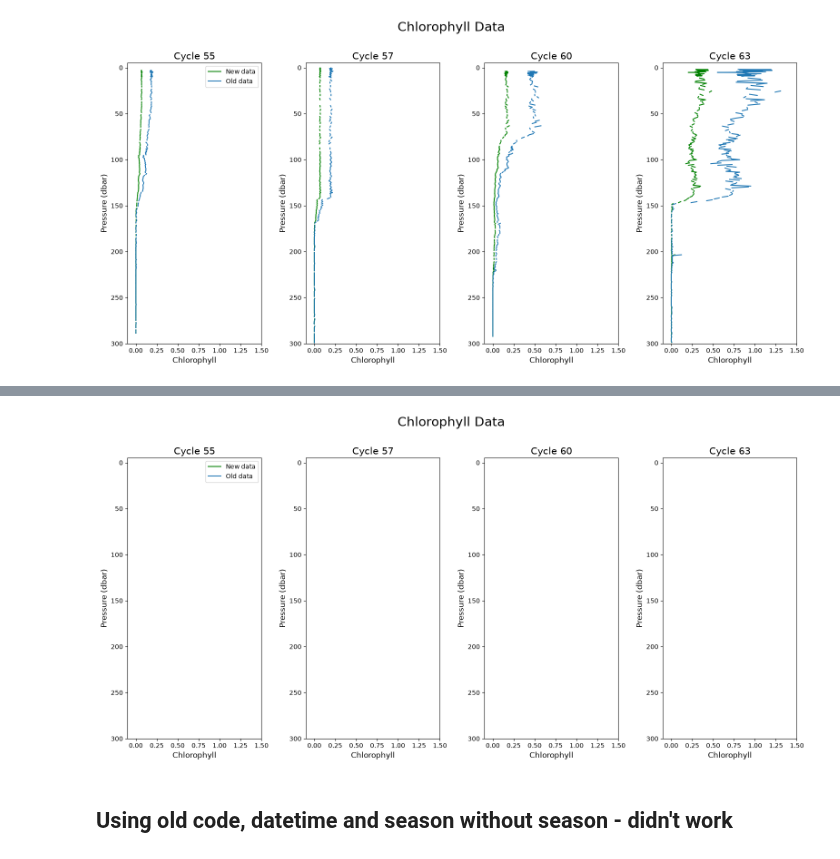
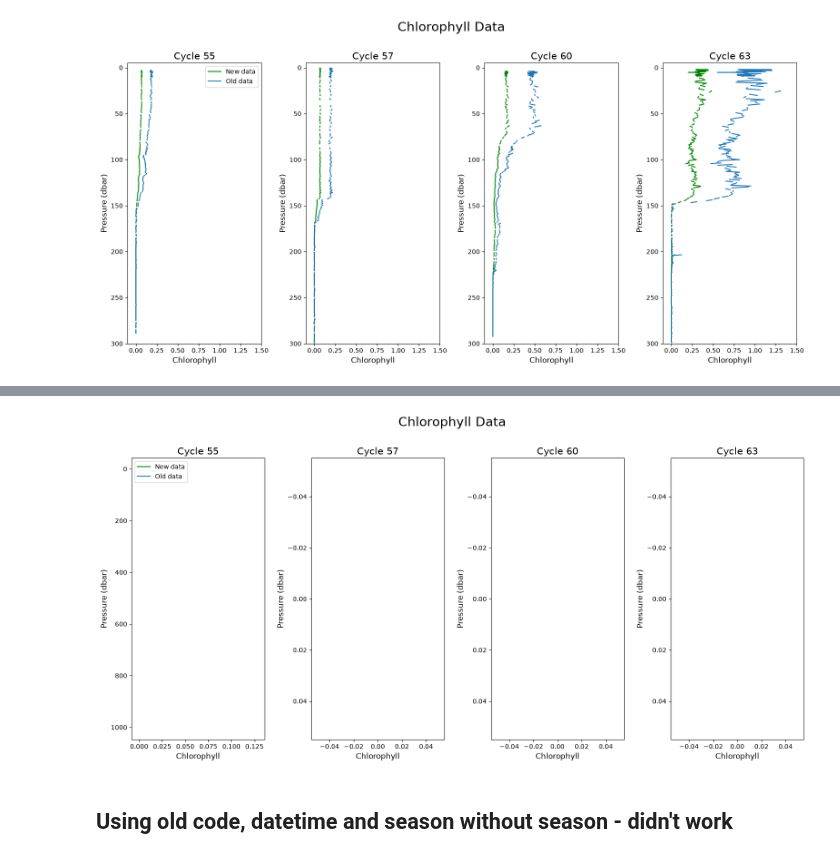
Before and after one commit to Lilah-Asalie/IBIS_Project, a Jupyter notebook: New_CHLA_update.ipynb, the cells around one changed output, grey strips where cells are left out. Cells and saved outputs as stored; diff of their text form; code cells hidden in the pictures.

```diff
--- a/New_CHLA_update.ipynb
+++ b/New_CHLA_update.ipynb
@@ -228,6 +216,6 @@ plt.tight_layout(pad=2)
 # %%
-comp_new = df_new.loc[df_new['WMOID'] == 5906581]
-comp_old = df_old.loc[df_old['WMOID'] == 5906581]
+comp_new = df_new.loc[df_new['WMOID'] == 5901645]
+comp_old = df_old.loc[df_old['WMOID'] == 5901645]
 # comp_new
 # comp_old
 # %%
@@ -308,12 +259,12 @@ Name: CHLA_ADJUSTED, Length: 657, dtype: float64
 # %%
-new1 = comp_new.loc[comp_new['CYCLE_NUMBER'] == 4]
-old1 = comp_old.loc[comp_old['CYCLE_NUMBER'] == 4]
+new1 = comp_new.loc[comp_new['CYCLE_NUMBER'] == 1]
+old1 = comp_old.loc[comp_old['CYCLE_NUMBER'] == 1]
 
-new2 = comp_new.loc[comp_new['CYCLE_NUMBER'] == 12]
-old2 = comp_old.loc[comp_old['CYCLE_NUMBER'] == 12]
+new2 = comp_new.loc[comp_new['CYCLE_NUMBER'] == 20]
+old2 = comp_old.loc[comp_old['CYCLE_NUMBER'] == 20]
 
-new3 = comp_new.loc[comp_new['CYCLE_NUMBER'] == 33]
-old3 = comp_old.loc[comp_old['CYCLE_NUMBER'] == 33]
+new3 = comp_new.loc[comp_new['CYCLE_NUMBER'] == 86]
+old3 = comp_old.loc[comp_old['CYCLE_NUMBER'] == 86]
 
 new4 = comp_new.loc[comp_new['CYCLE_NUMBER'] == 42]
 old4 = comp_old.loc[comp_old['CYCLE_NUMBER'] == 42]
@@ -323,47 +274,47 @@ ax = fig.add_subplot(141)
 ax.plot(new1['CHLA_ADJUSTED'], new1['PRES_ADJUSTED'], c ='g', label ='New data')
 ax.plot(old1['CHLA_ADJUSTED'], old1['PRES_ADJUSTED'], label='Old data')
 ax.invert_yaxis()
-ax.set_xlim(-0.1, 1.5)
-ax.set_ylim(300, -5)
+# ax.set_xlim(-0.1, 1.5)
+# ax.set_ylim(300, -5)
 ax.set_xlabel('Chlorophyll', fontsize =12)
 ax.set_ylabel('Pressure (dbar)', fontsize =12)
 ax.set_title('Cycle 55',  fontsize =15)
 ax.legend()
 
 ax = fig.add_subplot(142)
 ax.plot(new2['CHLA_ADJUSTED'], new2['PRES_ADJUSTED'], c ='g', label ='New data')
 ax.plot(old2['CHLA_ADJUSTED'], old2['PRES_ADJUSTED'], label='Old data')
 ax.invert_yaxis()
-ax.set_xlim(-0.1, 1.5)
-ax.set_ylim(300, -5)
+# ax.set_xlim(-0.1, 1.5)
+# ax.set_ylim(300, -5)
 ax.set_xlabel('Chlorophyll', fontsize =12)
 ax.set_ylabel('Pressure (dbar)', fontsize =12)
 ax.set_title('Cycle 57',  fontsize =15)
 
 ax = fig.add_subplot(143)
 ax.plot(new3['CHLA_ADJUSTED'], new3['PRES_ADJUSTED'], c ='g', label ='New data')
 ax.plot(old3['CHLA_ADJUSTED'], old3['PRES_ADJUSTED'], label='Old data')
 ax.invert_yaxis()
-ax.set_xlim(-0.1, 1.5)
-ax.set_ylim(300, -5)
+# ax.set_xlim(-0.1, 1.5)
+# ax.set_ylim(300, -5)
 ax.set_xlabel('Chlorophyll', fontsize =12)
 ax.set_ylabel('Pressure (dbar)', fontsize =12)
 ax.set_title('Cycle 60',  fontsize =15)
 
 ax = fig.add_subplot(144)
 ax.plot(new4['CHLA_ADJUSTED'], new4['PRES_ADJUSTED'], c ='g', label ='New data')
 ax.plot(old4['CHLA_ADJUSTED'], old4['PRES_ADJUSTED'], label='Old data')
 ax.invert_yaxis()
-ax.set_xlim(-0.1, 1.5)
-ax.set_ylim(300, -5)
+# ax.set_xlim(-0.1, 1.5)
+# ax.set_ylim(300, -5)
 ax.set_xlabel('Chlorophyll', fontsize =12)
 ax.set_ylabel('Pressure (dbar)', fontsize =12)
 ax.set_title('Cycle 63', fontsize =15)
 
 fig.suptitle('Chlorophyll Data', fontsize = 20)
 plt.tight_layout(pad=2)
 # %% [output]
-[figure, old version]
+[figure, new version]
 # %% [markdown]
 ## Using old code, datetime and season without season - didn't work
 # %%
```
Also changed, not shown: parts of 20 cells of this notebook, 3 other files.
